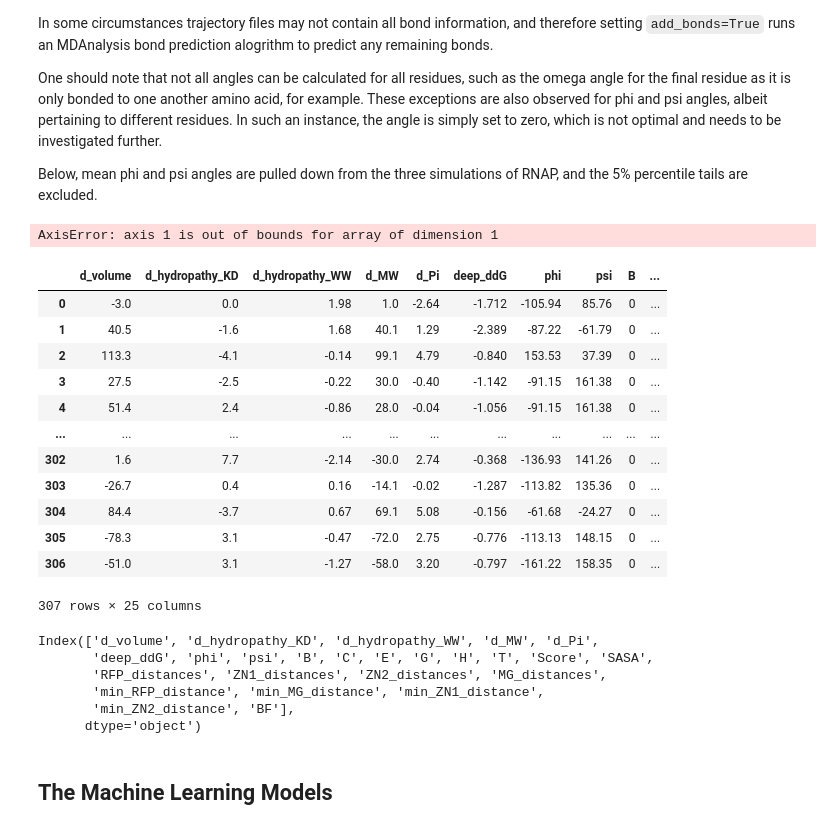
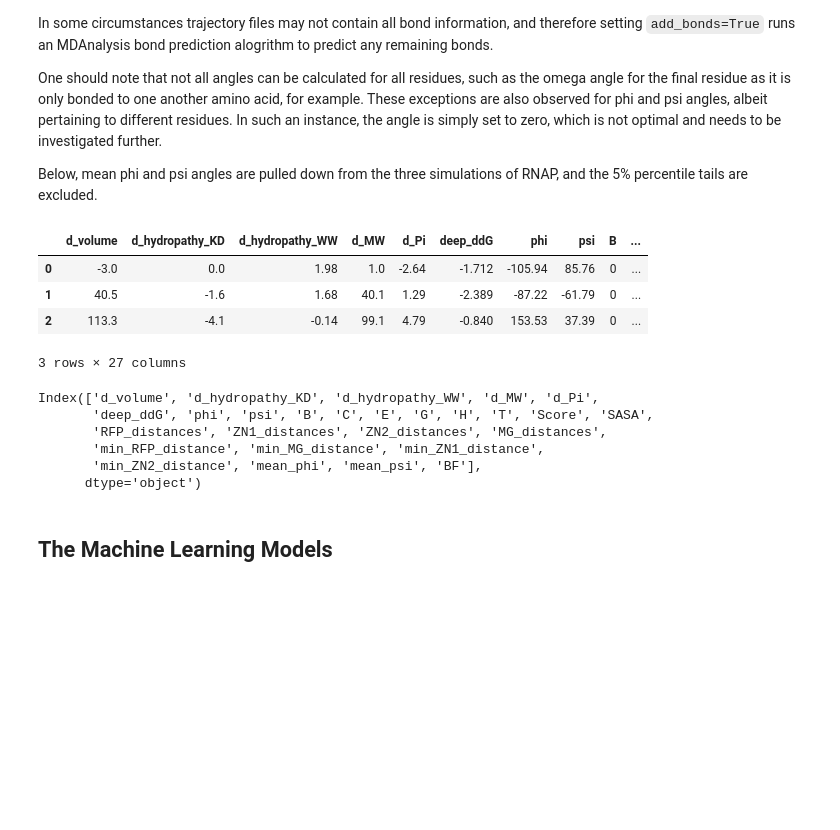
Before and after one commit to DylanAdlard/SABS_rotation_1_report, a Jupyter notebook: Report.ipynb, the cells around one changed output. Cells and saved outputs as stored; diff of their text form; code cells hidden in the pictures; blank space fills up the shorter version.

```diff
--- a/Report.ipynb
+++ b/Report.ipynb
@@ -378,10 +378,10 @@ The user can also define a slice of the trajectories, as oppose to calculating d
 
 Below we calculate minimum distances to rifampicin, as well as the magnesium and zinc ions. All three simulations are utilised, percentile exclusion is set to True and all frames are included.
 # %%
-dyn_rfp = sbmlcore.TrajectoryDistances('Structural_files/rpob-5uh6-3-warm.gro', ['Structural_files/rpob-5uh6-3-md-1-50ns-dt100ps-nojump.xtc', 'Structural_files/rpob-5uh6-3-md-2-50ns-dt100ps-nojump.xtc', 'Structural_files/rpob-5uh6-3-md-3-50ns-dt100ps-nojump.xtc'], 'Structural_files/5uh6.pdb', 'resname RFP', 'min_RFP_distance', distance_type='min', offsets = {'A':0, 'B':0, 'C':-6, 'D':0, 'E':0, 'F':0}, percentile_exclusion=True)
-dyn_mg = sbmlcore.TrajectoryDistances('Structural_files/rpob-5uh6-3-warm.gro', ['Structural_files/rpob-5uh6-3-md-1-50ns-dt100ps-nojump.xtc', 'Structural_files/rpob-5uh6-3-md-2-50ns-dt100ps-nojump.xtc', 'Structural_files/rpob-5uh6-3-md-3-50ns-dt100ps-nojump.xtc'], 'Structural_files/5uh6.pdb', 'resname MG', 'min_MG_distance', distance_type='min', offsets = {'A':0, 'B':0, 'C':-6, 'D':0, 'E':0, 'F':0}, percentile_exclusion=True)
-dyn_zn1 = sbmlcore.TrajectoryDistances('Structural_files/rpob-5uh6-3-warm.gro', ['Structural_files/rpob-5uh6-3-md-1-50ns-dt100ps-nojump.xtc', 'Structural_files/rpob-5uh6-3-md-2-50ns-dt100ps-nojump.xtc', 'Structural_files/rpob-5uh6-3-md-3-50ns-dt100ps-nojump.xtc'], 'Structural_files/5uh6.pdb', 'index 26082', 'min_ZN1_distance', distance_type='min', offsets = {'A':0, 'B':0, 'C':-6, 'D':0, 'E':0, 'F':0}, percentile_exclusion=True)
-dyn_zn2 = sbmlcore.TrajectoryDistances('Structural_files/rpob-5uh6-3-warm.gro', ['Structural_files/rpob-5uh6-3-md-1-50ns-dt100ps-nojump.xtc', 'Structural_files/rpob-5uh6-3-md-2-50ns-dt100ps-nojump.xtc', 'Structural_files/rpob-5uh6-3-md-3-50ns-dt100ps-nojump.xtc'], 'Structural_files/5uh6.pdb', 'index 26083', 'min_ZN2_distance', distance_type='min', offsets = {'A':0, 'B':0, 'C':-6, 'D':0, 'E':0, 'F':0}, percentile_exclusion=True)
+dyn_rfp = sbmlcore.TrajectoryDistances('Structural_files/rpob-5uh6-3-warm.gro', ['Structural_files/rpob-5uh6-3-md-1-50ns-dt1ns-nojump.xtc', 'Structural_files/rpob-5uh6-3-md-2-50ns-dt1ns-nojump.xtc', 'Structural_files/rpob-5uh6-3-md-3-50ns-dt1ns-nojump.xtc'], 'Structural_files/5uh6.pdb', 'resname RFP', 'min_RFP_distance', distance_type='min', offsets = {'A':0, 'B':0, 'C':-6, 'D':0, 'E':0, 'F':0}, percentile_exclusion=True)
+dyn_mg = sbmlcore.TrajectoryDistances('Structural_files/rpob-5uh6-3-warm.gro', ['Structural_files/rpob-5uh6-3-md-1-50ns-dt1ns-nojump.xtc', 'Structural_files/rpob-5uh6-3-md-2-50ns-dt1ns-nojump.xtc', 'Structural_files/rpob-5uh6-3-md-3-50ns-dt1ns-nojump.xtc'], 'Structural_files/5uh6.pdb', 'resname MG', 'min_MG_distance', distance_type='min', offsets = {'A':0, 'B':0, 'C':-6, 'D':0, 'E':0, 'F':0}, percentile_exclusion=True)
+dyn_zn1 = sbmlcore.TrajectoryDistances('Structural_files/rpob-5uh6-3-warm.gro', ['Structural_files/rpob-5uh6-3-md-1-50ns-dt1ns-nojump.xtc', 'Structural_files/rpob-5uh6-3-md-2-50ns-dt1ns-nojump.xtc', 'Structural_files/rpob-5uh6-3-md-3-50ns-dt1ns-nojump.xtc'], 'Structural_files/5uh6.pdb', 'index 26082', 'min_ZN1_distance', distance_type='min', offsets = {'A':0, 'B':0, 'C':-6, 'D':0, 'E':0, 'F':0}, percentile_exclusion=True)
+dyn_zn2 = sbmlcore.TrajectoryDistances('Structural_files/rpob-5uh6-3-warm.gro', ['Structural_files/rpob-5uh6-3-md-1-50ns-dt1ns-nojump.xtc', 'Structural_files/rpob-5uh6-3-md-2-50ns-dt1ns-nojump.xtc', 'Structural_files/rpob-5uh6-3-md-3-50ns-dt1ns-nojump.xtc'], 'Structural_files/5uh6.pdb', 'index 26083', 'min_ZN2_distance', distance_type='min', offsets = {'A':0, 'B':0, 'C':-6, 'D':0, 'E':0, 'F':0}, percentile_exclusion=True)
 
 features.add_feature([dyn_rfp, dyn_mg, dyn_zn1, dyn_zn2])
 
@@ -404,45 +404,35 @@ One should note that not all angles can be calculated for all residues, such as
 
 Below, mean phi and psi angles are pulled down from the three simulations of RNAP, and the 5% percentile tails are excluded.
 # %%
-phi = sbmlcore.TrajectoryDihedrals('Structural_files/rpob-5uh6-3-warm.gro', ['Structural_files/rpob-5uh6-3-md-1-50ns-dt100ps-nojump.xtc', 'Structural_files/rpob-5uh6-3-md-2-50ns-dt100ps-nojump.xtc','Structural_files/rpob-5uh6-3-md-3-50ns-dt100ps-nojump.xtc'], 'Structural_files/5uh6.pdb', 'phi', 'mean_phi', angle_type='mean', add_bonds=True, offsets = {'A':0, 'B':0, 'C':-6, 'D':0, 'E':0, 'F':0}, percentile_exclusion=True)
-psi = sbmlcore.TrajectoryDihedrals('Structural_files/rpob-5uh6-3-warm.gro', ['Structural_files/rpob-5uh6-3-md-1-50ns-dt100ps-nojump.xtc', 'Structural_files/rpob-5uh6-3-md-2-50ns-dt100ps-nojump.xtc','Structural_files/rpob-5uh6-3-md-3-50ns-dt100ps-nojump.xtc'], 'Structural_files/5uh6.pdb', 'psi', 'mean_psi', angle_type='mean', add_bonds=True, offsets = {'A':0, 'B':0, 'C':-6, 'D':0, 'E':0, 'F':0}, percentile_exclusion=True)
+phi = sbmlcore.TrajectoryDihedrals('Structural_files/rpob-5uh6-3-warm.gro', ['Structural_files/rpob-5uh6-3-md-1-50ns-dt1ns-nojump.xtc', 'Structural_files/rpob-5uh6-3-md-2-50ns-dt1ns-nojump.xtc','Structural_files/rpob-5uh6-3-md-3-50ns-dt1ns-nojump.xtc'], 'Structural_files/5uh6.pdb', 'phi', 'mean_phi', angle_type='mean', add_bonds=True, offsets = {'A':0, 'B':0, 'C':-6, 'D':0, 'E':0, 'F':0}, percentile_exclusion=True)
+psi = sbmlcore.TrajectoryDihedrals('Structural_files/rpob-5uh6-3-warm.gro', ['Structural_files/rpob-5uh6-3-md-1-50ns-dt1ns-nojump.xtc', 'Structural_files/rpob-5uh6-3-md-2-50ns-dt1ns-nojump.xtc','Structural_files/rpob-5uh6-3-md-3-50ns-dt1ns-nojump.xtc'], 'Structural_files/5uh6.pdb', 'psi', 'mean_psi', angle_type='mean', add_bonds=True, offsets = {'A':0, 'B':0, 'C':-6, 'D':0, 'E':0, 'F':0}, percentile_exclusion=True)
 
 features.add_feature([phi, psi])
-# %% [output]
-AxisError: axis 1 is out of bounds for array of dimension 1
 # %%
 #create numeric binary phenotypes
 # 1 = susceptibility (as this is really what we're predicting)
 # 0 = resistant
 df = features.df
 
 List = []
 for i in df['phenotype']:
     if i == 'R':
         List.append(0)
     else:
         List.append(1)
 df['BF'] = List
 df
 
 #filter out unwanted outputs to create a feature and target set
-ML_df = df[['d_volume', 'd_hydropathy_KD', 'd_hydropathy_WW', 'd_MW', 'd_Pi', 'deep_ddG', 'phi', 'psi', 'B', 'C', 'E', 'G', 'H', 'T', 'Score', 'SASA', 'RFP_distances', 'ZN1_distances', 'ZN2_distances', 'MG_distances', 'min_RFP_distance', 'min_MG_distance', 'min_ZN1_distance', 'min_ZN2_distance',  'BF']] #'mean_phi', #'mean_psi'
+ML_df = df[['d_volume', 'd_hydropathy_KD', 'd_hydropathy_WW', 'd_MW', 'd_Pi', 'deep_ddG', 'phi', 'psi', 'B', 'C', 'E', 'G', 'H', 'T', 'Score', 'SASA', 'RFP_distances', 'ZN1_distances', 'ZN2_distances', 'MG_distances', 'min_RFP_distance', 'min_MG_distance', 'min_ZN1_distance', 'min_ZN2_distance', 'mean_phi', 'mean_psi', 'BF']]
 
 ML_df[:3]
 # %% [output]
 |  | d_volume | d_hydropathy_KD | d_hydropathy_WW | d_MW | d_Pi | deep_ddG | phi | psi | B | ... |
 | 0 | -3.0 | 0.0 | 1.98 | 1.0 | -2.64 | -1.712 | -105.94 | 85.76 | 0 | ... |
 | 1 | 40.5 | -1.6 | 1.68 | 40.1 | 1.29 | -2.389 | -87.22 | -61.79 | 0 | ... |
 | 2 | 113.3 | -4.1 | -0.14 | 99.1 | 4.79 | -0.840 | 153.53 | 37.39 | 0 | ... |
-| 3 | 27.5 | -2.5 | -0.22 | 30.0 | -0.40 | -1.142 | -91.15 | 161.38 | 0 | ... |
-| 4 | 51.4 | 2.4 | -0.86 | 28.0 | -0.04 | -1.056 | -91.15 | 161.38 | 0 | ... |
-| ... | ... | ... | ... | ... | ... | ... | ... | ... | ... | ... |
-| 302 | 1.6 | 7.7 | -2.14 | -30.0 | 2.74 | -0.368 | -136.93 | 141.26 | 0 | ... |
-| 303 | -26.7 | 0.4 | 0.16 | -14.1 | -0.02 | -1.287 | -113.82 | 135.36 | 0 | ... |
-| 304 | 84.4 | -3.7 | 0.67 | 69.1 | 5.08 | -0.156 | -61.68 | -24.27 | 0 | ... |
-| 305 | -78.3 | 3.1 | -0.47 | -72.0 | 2.75 | -0.776 | -113.13 | 148.15 | 0 | ... |
-| 306 | -51.0 | 3.1 | -1.27 | -58.0 | 3.20 | -0.797 | -161.22 | 158.35 | 0 | ... |
-307 rows × 25 columns
+3 rows × 27 columns
 # %%
 ML_df.columns
 # %% [output]
@@ -450,7 +440,7 @@ Index(['d_volume', 'd_hydropathy_KD', 'd_hydropathy_WW', 'd_MW', 'd_Pi',
        'deep_ddG', 'phi', 'psi', 'B', 'C', 'E', 'G', 'H', 'T', 'Score', 'SASA',
        'RFP_distances', 'ZN1_distances', 'ZN2_distances', 'MG_distances',
        'min_RFP_distance', 'min_MG_distance', 'min_ZN1_distance',
-       'min_ZN2_distance', 'BF'],
+       'min_ZN2_distance', 'mean_phi', 'mean_psi', 'BF'],
       dtype='object')
 # %% [markdown]
 ## The Machine Learning Models
```
Also changed, not shown: parts of 16 cells of this notebook, 3 other files.
